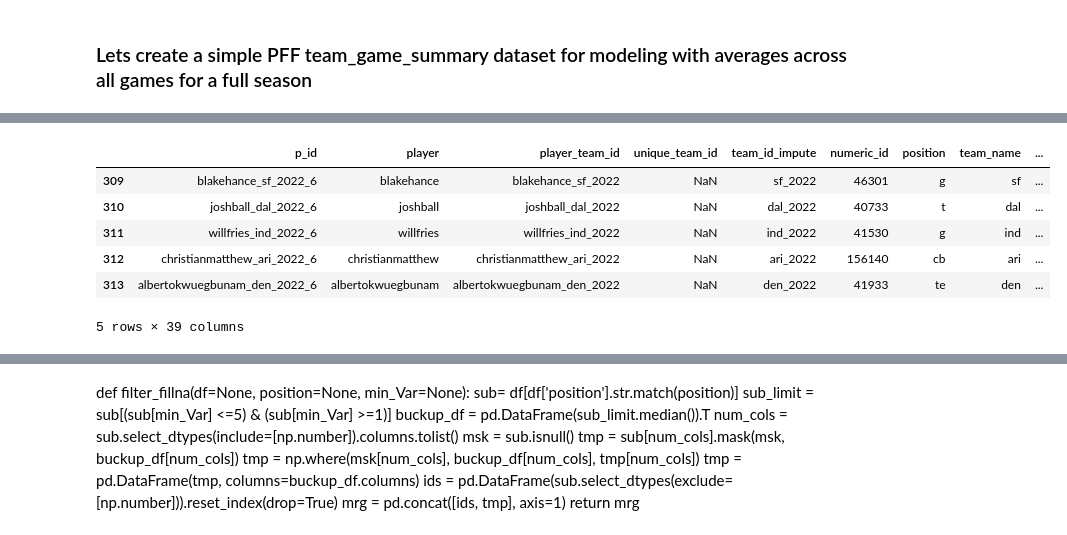
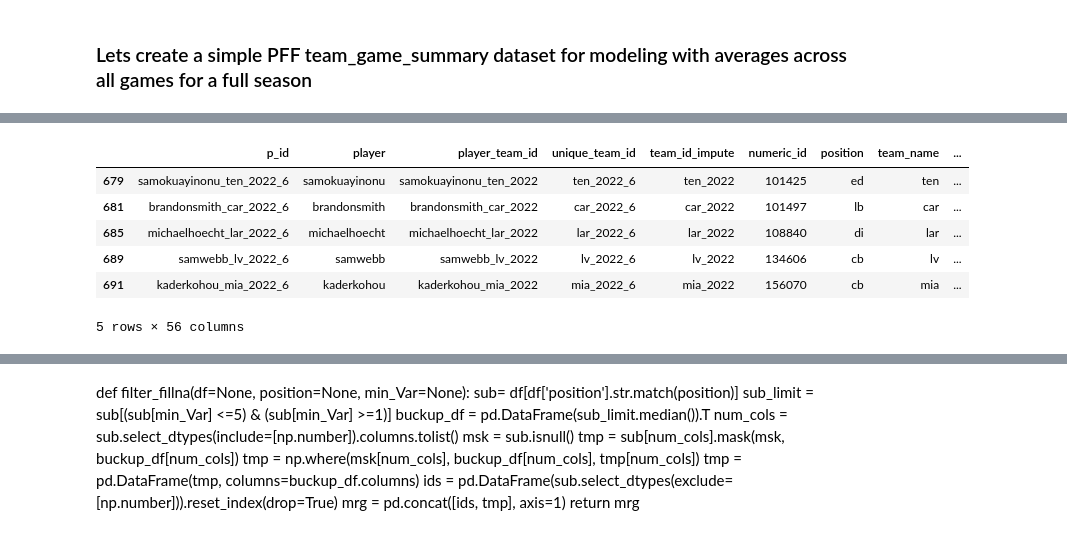
Before and after one commit to ajakks/nfl_models, a Jupyter notebook: create_modeling_data_sample_all.ipynb, the cells around one changed output, grey strips where cells are left out. Cells and saved outputs as stored; diff of their text form; code cells hidden in the pictures.

```diff
--- a/create_modeling_data_sample_all.ipynb
+++ b/create_modeling_data_sample_all.ipynb
@@ -912,14 +924,14 @@ st_punters_new['week'] = cur_week_str
 
 def create_prefix(prefix=None, df=None):
     id = df[['p_id','player_team_id','unique_team_id','team_id_impute','player','numeric_id','position','team_name','year','week']]
-    temp = df.drop(['p_id','player','player_team_id','unique_team_id','player','team_id_impute','numeric_id','position','team_name','unique_team_id','numeric_id','position','team_name','year','week','plyr_number'], axis=1)
+    temp = df.drop(['p_id','player','player_team_id','unique_team_id','plyr_number','player','team_id_impute','numeric_id','position','team_name','unique_team_id','numeric_id','position','team_name','year','week','plyr_number'], axis=1)
     temp = temp.add_prefix(prefix)
     id = pd.concat([id, temp], axis=1)
     return id
 
 def id_prefix(prefix=None, df=None):
-    id = df[['p_id','player','player_team_id','team_id_impute','numeric_id','position','team_name','year','week']]
-    temp = df.drop(['p_id','player','player_team_id','team_id_impute','numeric_id','position','team_name','year','week','plyr_number'], axis=1)
+    id = df[['p_id','player','player_team_id','unique_team_id','team_id_impute','numeric_id','position','team_name','year','week']]
+    temp = df.drop(['p_id','player','player_team_id','unique_team_id','plyr_number','team_id_impute','numeric_id','position','team_name','year','week','plyr_number'], axis=1)
     temp = temp.add_prefix(prefix)
     id = pd.concat([id, temp], axis=1)
     return id
@@ -1032,12 +1038,12 @@ slot_coverage.drop_duplicates(subset='p_id', inplace=True)
 st_kickers.drop_duplicates(subset='p_id', inplace=True)
 st_punters.drop_duplicates(subset='p_id', inplace=True)
 # %%
-block_summ_conc.tail()
+def_summ_conc.tail()
 # %% [output]
 |  | p_id | player | player_team_id | unique_team_id | team_id_impute | numeric_id | position | team_name | ... |
-| 309 | blakehance_sf_2022_6 | blakehance | blakehance_sf_2022 | NaN | sf_2022 | 46301 | g | sf | ... |
-| 310 | joshball_dal_2022_6 | joshball | joshball_dal_2022 | NaN | dal_2022 | 40733 | t | dal | ... |
-| 311 | willfries_ind_2022_6 | willfries | willfries_ind_2022 | NaN | ind_2022 | 41530 | g | ind | ... |
-| 312 | christianmatthew_ari_2022_6 | christianmatthew | christianmatthew_ari_2022 | NaN | ari_2022 | 156140 | cb | ari | ... |
-| 313 | albertokwuegbunam_den_2022_6 | albertokwuegbunam | albertokwuegbunam_den_2022 | NaN | den_2022 | 41933 | te | den | ... |
+| 679 | samokuayinonu_ten_2022_6 | samokuayinonu | samokuayinonu_ten_2022 | ten_2022_6 | ten_2022 | 101425 | ed | ten | ... |
+| 681 | brandonsmith_car_2022_6 | brandonsmith | brandonsmith_car_2022 | car_2022_6 | car_2022 | 101497 | lb | car | ... |
+| 685 | michaelhoecht_lar_2022_6 | michaelhoecht | michaelhoecht_lar_2022 | lar_2022_6 | lar_2022 | 108840 | di | lar | ... |
+| 689 | samwebb_lv_2022_6 | samwebb | samwebb_lv_2022 | lv_2022_6 | lv_2022 | 134606 | cb | lv | ... |
+| 691 | kaderkohou_mia_2022_6 | kaderkohou | kaderkohou_mia_2022 | mia_2022_6 | mia_2022 | 156070 | cb | mia | ... |
-5 rows × 39 columns
+5 rows × 56 columns
```
Also changed, not shown: parts of 25 cells of this notebook, 1 other file.
